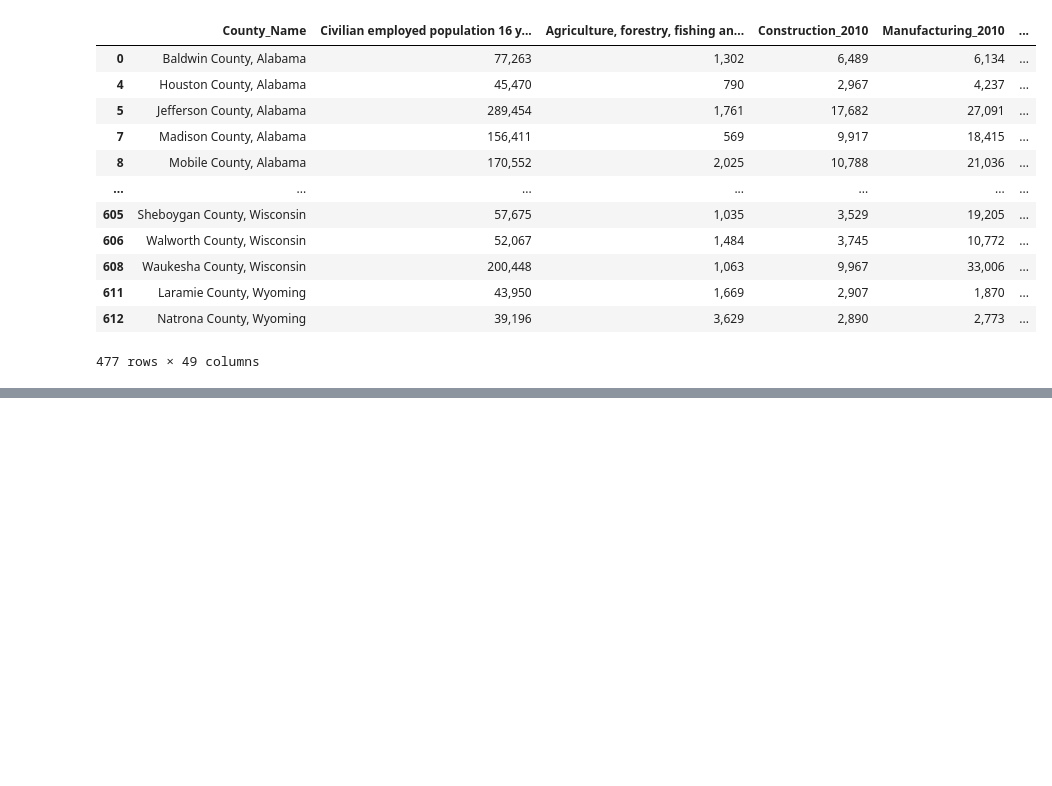
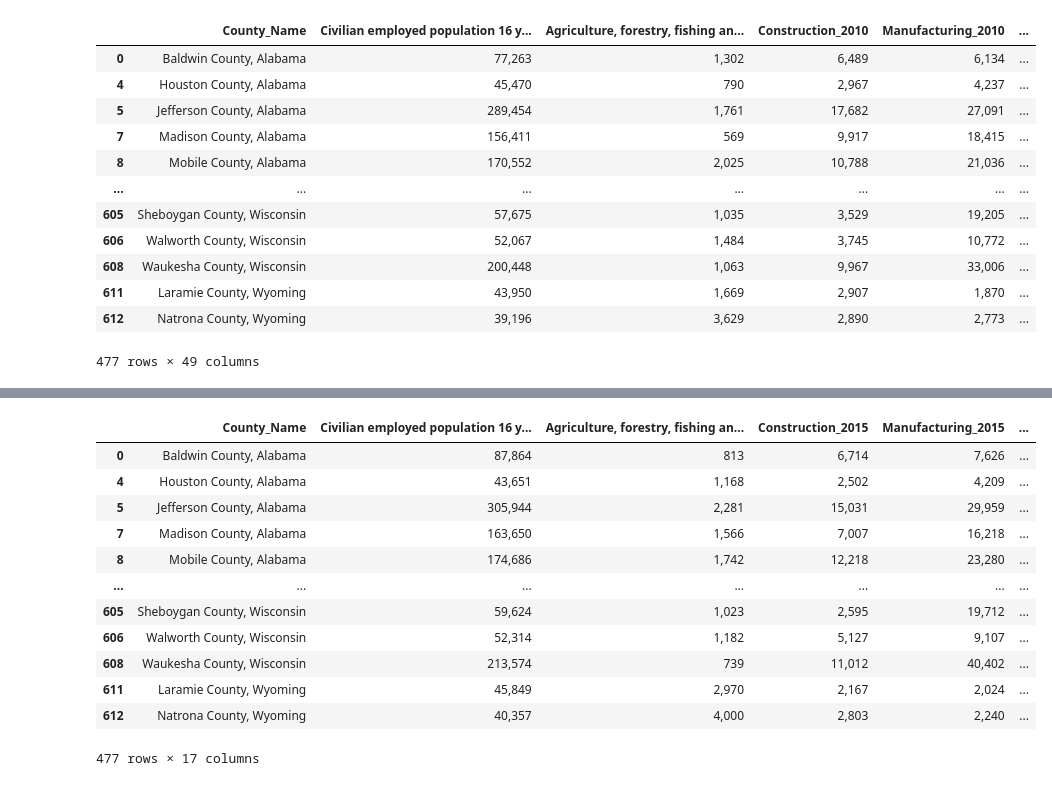
Before and after one commit to qaz957/Predicting_AQI_with_Economics, a Jupyter notebook: Data_Processing/Join_Data.ipynb, the cells around one changed output, grey strips where cells are left out. Saved outputs shown, nothing was run; the diff lists cells and outputs as text; code cells hidden in the pictures; blank space fills up the shorter version.

```diff
--- a/Data_Processing/Join_Data.ipynb
+++ b/Data_Processing/Join_Data.ipynb
@@ -149,6 +149,8 @@ joined_data6
 | 612 | Natrona County, Wyoming | 39,196 | 3,629 | 2,890 | 2,773 | ... |
 477 rows × 49 columns
 # %%
+# Rename Columns to correspond with years
+
 joined_data6.rename(columns={'Civilian employed population 16 years and over_x' : 'Civilian employed population 16 years and over_2010',
        'Agriculture, forestry, fishing and hunting, and mining_x' : 'Agriculture, forestry, fishing and hunting, and mining_2010',
        'Construction_x' : 'Construction_2010',
@@ -178,7 +180,7 @@ joined_data6.rename(columns={'Civilian employed population 16 years and over_x'
        'Arts, entertainment, and recreation, and accommodation and food services_y' : 'Arts, entertainment, and recreation, and accommodation and food services_2015',
        'Other services, except public administration_y' : 'Other services, except public administration_2015',
        'Public administration_y' : 'Public administration_2015',
-       'Industry_y' : 'Industry_2019',
+       'Industry_y' : 'Industry_2015',
        'Civilian employed population 16 years and over' : 'Civilian employed population 16 years and over_2019',
        'Agriculture, forestry, fishing and hunting, and mining' : 'Agriculture, forestry, fishing and hunting, and mining_2019',
        'Construction' : 'Construction_2019',
@@ -193,7 +195,7 @@ joined_data6.rename(columns={'Civilian employed population 16 years and over_x'
        'Arts, entertainment, and recreation, and accommodation and food services' : 'Arts, entertainment, and recreation, and accommodation and food services_2019',
        'Other services, except public administration' : 'Other services, except public administration_2019',
        'Public administration' : 'Public administration_2019',
-       'Industry' : 'Industry_2019',
+       'PERCENT IMPUTED!!Industry' : 'Industry_2019',
        }, inplace=True)
 
 joined_data6.columns
@@ -240,0 +278,35 @@ joined_data6.to_csv("/content/drive/MyDrive/Team 03/Pollution_Data/Final_Data.cs
+# %%
+# Slice out 2015 data
+
+df_2015 = joined_data6.loc[:,['County_Name', 'Civilian employed population 16 years and over_2015',
+       'Agriculture, forestry, fishing and hunting, and mining_2015',
+       'Construction_2015',
+       'Manufacturing_2015',
+       'Wholesale trade_2015',
+       'Retail trade_2015',
+       'Transportation and warehousing, and utilities_2015',
+       'Information_2015',
+       'Finance and insurance, and real estate and rental and leasing_2015',
+       'Professional, scientific, and management, and administrative and waste management services_2015',
+       'Educational services, and health care and social assistance_2015',
+       'Arts, entertainment, and recreation, and accommodation and food services_2015',
+       'Other services, except public administration_2015',
+       'Public administration_2015',
+       'Industry_2015',
+       '2015_Median_AQI']]
+
+df_2015
+# %% [output]
+|  | County_Name | Civilian employed population 16 y... | Agriculture, forestry, fishing an... | Construction_2015 | Manufacturing_2015 | ... |
+| 0 | Baldwin County, Alabama | 87,864 | 813 | 6,714 | 7,626 | ... |
+| 4 | Houston County, Alabama | 43,651 | 1,168 | 2,502 | 4,209 | ... |
+| 5 | Jefferson County, Alabama | 305,944 | 2,281 | 15,031 | 29,959 | ... |
+| 7 | Madison County, Alabama | 163,650 | 1,566 | 7,007 | 16,218 | ... |
+| 8 | Mobile County, Alabama | 174,686 | 1,742 | 12,218 | 23,280 | ... |
+| ... | ... | ... | ... | ... | ... | ... |
+| 605 | Sheboygan County, Wisconsin | 59,624 | 1,023 | 2,595 | 19,712 | ... |
+| 606 | Walworth County, Wisconsin | 52,314 | 1,182 | 5,127 | 9,107 | ... |
+| 608 | Waukesha County, Wisconsin | 213,574 | 739 | 11,012 | 40,402 | ... |
+| 611 | Laramie County, Wyoming | 45,849 | 2,970 | 2,167 | 2,024 | ... |
+| 612 | Natrona County, Wyoming | 40,357 | 4,000 | 2,803 | 2,240 | ... |
+477 rows × 17 columns
```
Also changed, not shown: parts of 5 cells of this notebook.
